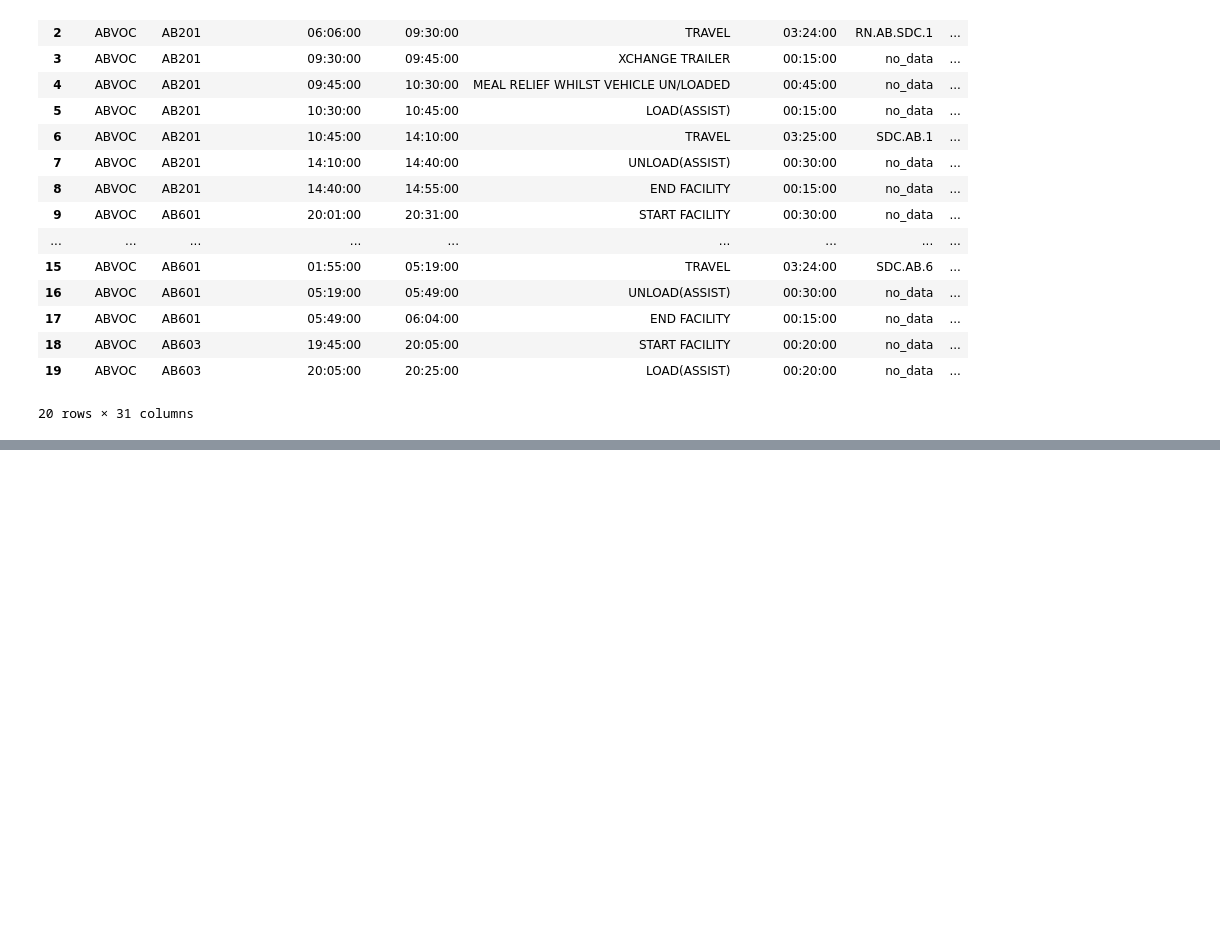
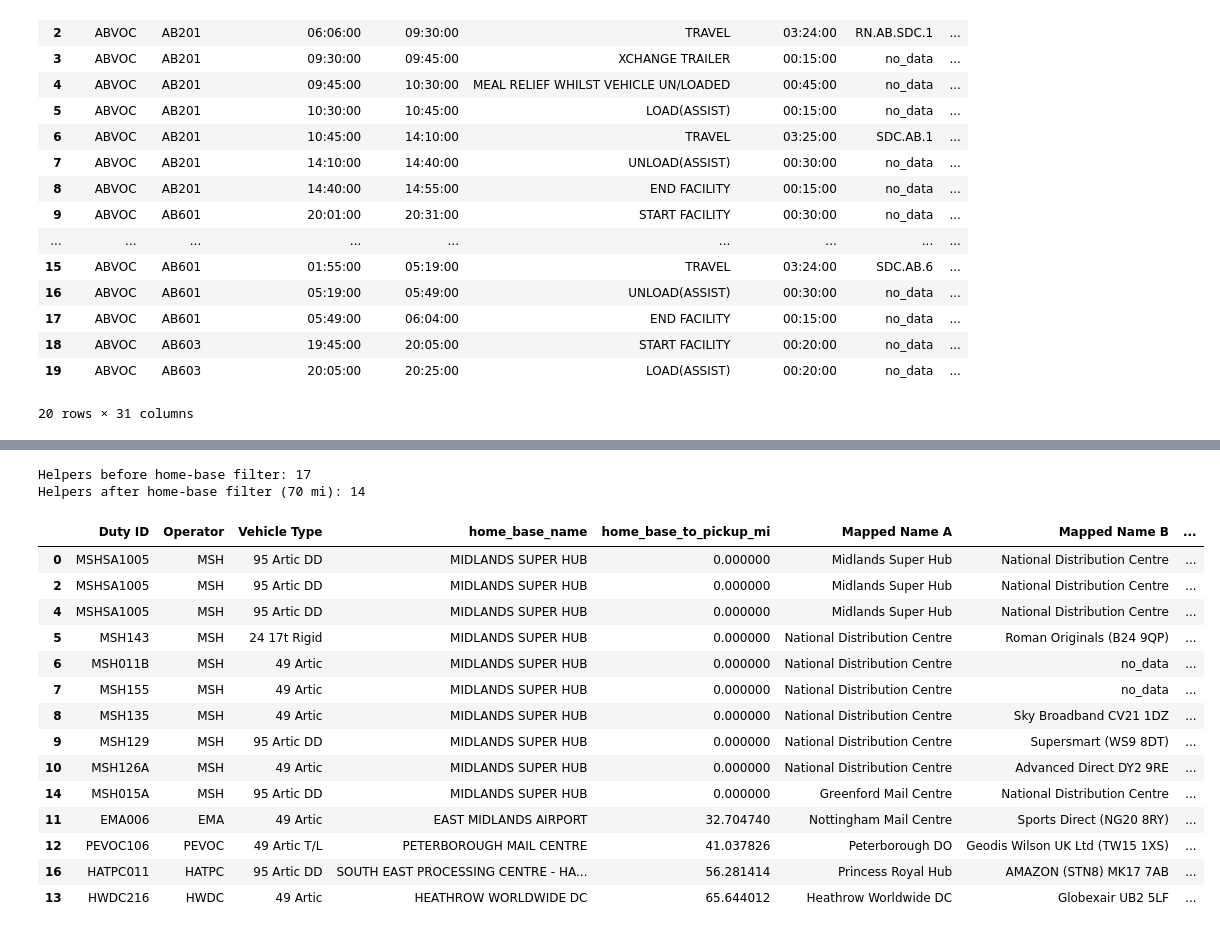
Before and after one commit to rgiz/cuopt_poc, a Jupyter notebook: notebooks/prep_data_files.ipynb, the cells around one changed output, grey strips where cells are left out. Saved outputs shown, nothing was run; the diff lists cells and outputs as text; code cells hidden in the pictures; blank space fills up the shorter version.

```diff
--- a/notebooks/prep_data_files.ipynb
+++ b/notebooks/prep_data_files.ipynb
@@ -17,7 +17,7 @@ import numpy as np
 import pandas as pd
 # %%
 #load csv file from data/private/df_rsl_clean.csv
-df_rsl = pd.read_csv('../data/private/df_rsl_clean.csv')
+df_rsl = pd.read_csv('../data/df_rsl_clean.csv')
 # %%
 #replace all blank fields with "no_data"
 df_rsl = df_rsl.fillna("no_data")
@@ -44,0 +302,61 @@ df_rsl.head(20)
+# %%
+# Optional second-pass filter: exclude helpers whose HOME BASE is too far from pickup area
+MAX_HOME_BASE_RADIUS_MI = 70
+
+starts = work[(work["element_type_norm"].str.contains("START FACILITY", na=False)) & (work["active_effective"])].copy()
+starts = starts.sort_values([col_duty, "start_min"]).drop_duplicates(subset=[col_duty], keep="first")
+
+home_cols = [col_duty, col_operator, col_vehicle, "from_norm", "from_lat", "from_lon"]
+home_cols = [c for c in home_cols if c in starts.columns]
+home_base = starts[home_cols].rename(columns={
+    "from_norm": "home_base_name",
+    "from_lat": "home_base_lat",
+    "from_lon": "home_base_lon",
+})
+
+helpers_with_home = helpers.merge(home_base, on=col_duty, how="left", suffixes=("", "_home"))
+helpers_with_home["home_base_to_pickup_mi"] = helpers_with_home.apply(
+    lambda r: haversine_miles(r.get("home_base_lat"), r.get("home_base_lon"), origin_lat, origin_lon), axis=1
+)
+
+helpers_strict = helpers_with_home[
+    helpers_with_home["home_base_to_pickup_mi"].isna()
+    | (helpers_with_home["home_base_to_pickup_mi"] <= MAX_HOME_BASE_RADIUS_MI)
+].copy()
+
+print(f"Helpers before home-base filter: {len(helpers)}")
+print(f"Helpers after home-base filter ({MAX_HOME_BASE_RADIUS_MI} mi): {len(helpers_strict)}")
+
+view_cols = [
+    col_duty,
+    col_operator,
+    col_vehicle,
+    "home_base_name",
+    "home_base_to_pickup_mi",
+    col_from,
+    col_to,
+    "load_state",
+    "distance_to_pickup_mi",
+    "time_gap_min",
+]
+view_cols = [c for c in view_cols if c in helpers_strict.columns]
+
+helpers_strict.sort_values(["home_base_to_pickup_mi", "distance_to_pickup_mi", "time_gap_min"], na_position="last")[view_cols].head(50)
+# %% [output]
+Helpers before home-base filter: 17
+Helpers after home-base filter (70 mi): 14
+|  | Duty ID | Operator | Vehicle Type | home_base_name | home_base_to_pickup_mi | Mapped Name A | Mapped Name B | ... |
+| 0 | MSHSA1005 | MSH | 95 Artic DD | MIDLANDS SUPER HUB | 0.000000 | Midlands Super Hub | National Distribution Centre | ... |
+| 2 | MSHSA1005 | MSH | 95 Artic DD | MIDLANDS SUPER HUB | 0.000000 | Midlands Super Hub | National Distribution Centre | ... |
+| 4 | MSHSA1005 | MSH | 95 Artic DD | MIDLANDS SUPER HUB | 0.000000 | Midlands Super Hub | National Distribution Centre | ... |
+| 5 | MSH143 | MSH | 24 17t Rigid | MIDLANDS SUPER HUB | 0.000000 | National Distribution Centre | Roman Originals (B24 9QP) | ... |
+| 6 | MSH011B | MSH | 49 Artic | MIDLANDS SUPER HUB | 0.000000 | National Distribution Centre | no_data | ... |
+| 7 | MSH155 | MSH | 49 Artic | MIDLANDS SUPER HUB | 0.000000 | National Distribution Centre | no_data | ... |
+| 8 | MSH135 | MSH | 49 Artic | MIDLANDS SUPER HUB | 0.000000 | National Distribution Centre | Sky Broadband CV21 1DZ | ... |
+| 9 | MSH129 | MSH | 95 Artic DD | MIDLANDS SUPER HUB | 0.000000 | National Distribution Centre | Supersmart (WS9 8DT) | ... |
+| 10 | MSH126A | MSH | 49 Artic | MIDLANDS SUPER HUB | 0.000000 | National Distribution Centre | Advanced Direct DY2 9RE | ... |
+| 14 | MSH015A | MSH | 95 Artic DD | MIDLANDS SUPER HUB | 0.000000 | Greenford Mail Centre | National Distribution Centre | ... |
+| 11 | EMA006 | EMA | 49 Artic | EAST MIDLANDS AIRPORT | 32.704740 | Nottingham Mail Centre | Sports Direct (NG20 8RY) | ... |
+| 12 | PEVOC106 | PEVOC | 49 Artic T/L | PETERBOROUGH MAIL CENTRE | 41.037826 | Peterborough DO | Geodis Wilson UK Ltd (TW15 1XS) | ... |
+| 16 | HATPC011 | HATPC | 95 Artic DD | SOUTH EAST PROCESSING CENTRE - HA... | 56.281414 | Princess Royal Hub | AMAZON (STN8) MK17 7AB | ... |
+| 13 | HWDC216 | HWDC | 49 Artic | HEATHROW WORLDWIDE DC | 65.644012 | Heathrow Worldwide DC | Globexair UB2 5LF | ... |
```
Also changed, not shown: parts of 13 cells of this notebook, 1 other file.
